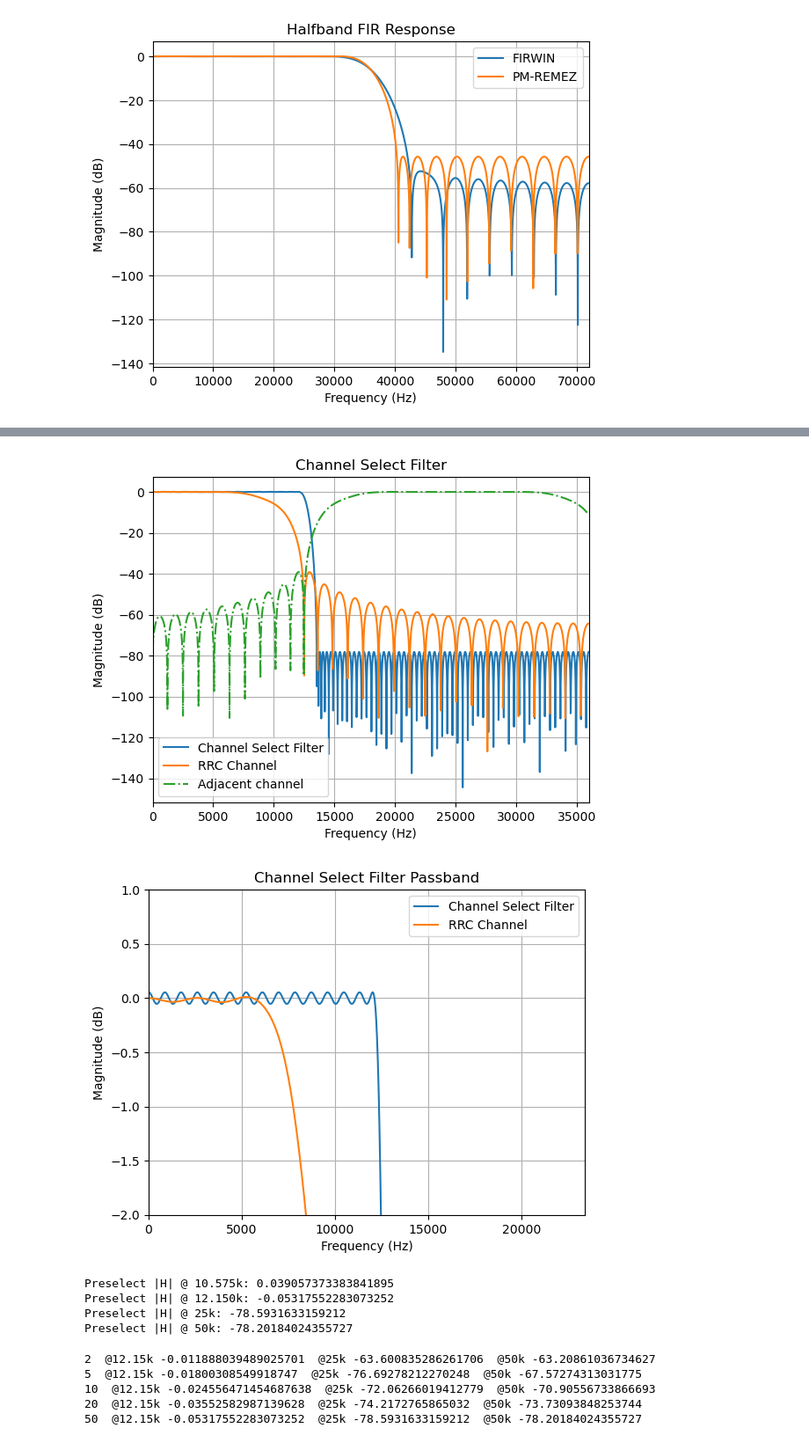
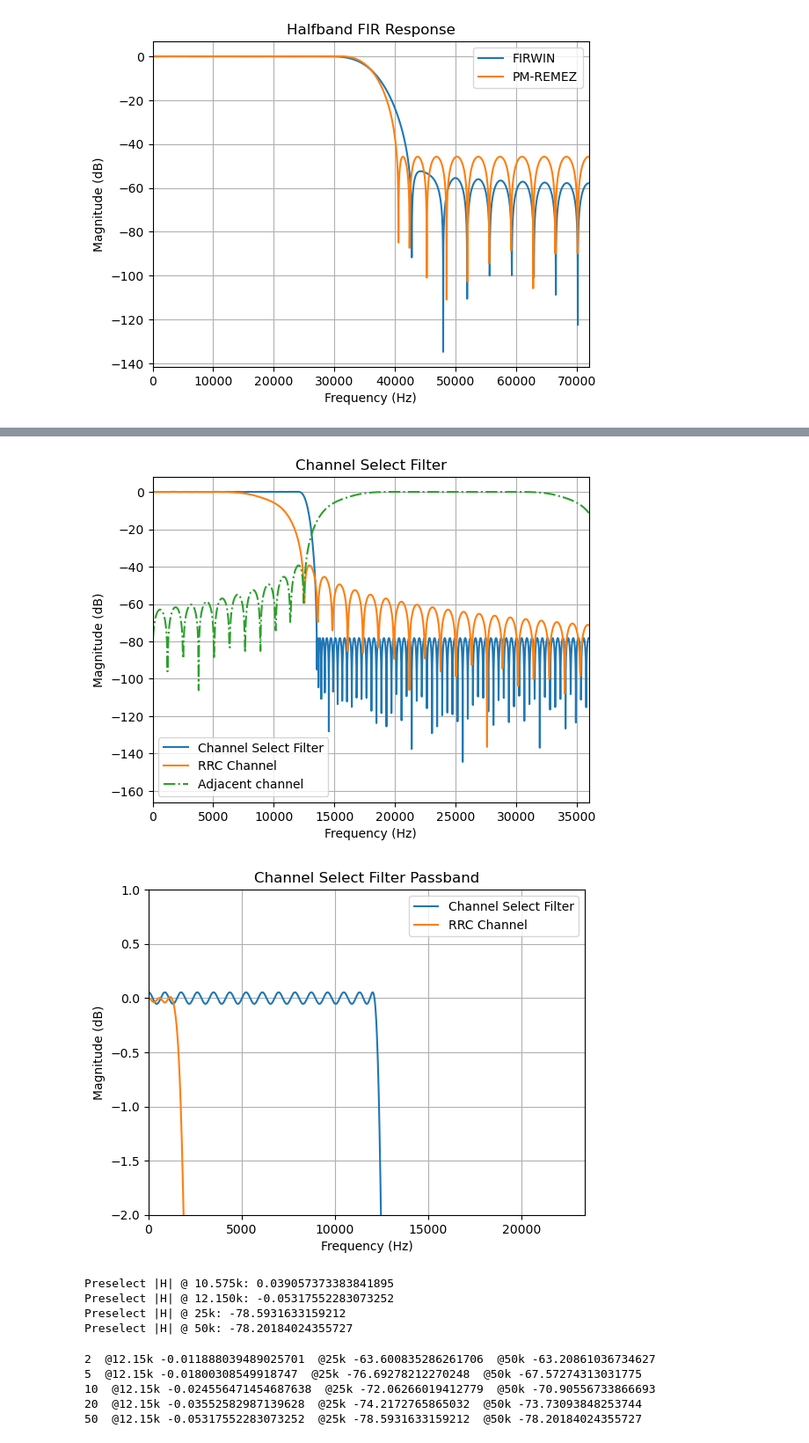
Before and after one commit to zachrjt/openTETRAphymac, a Jupyter notebook: software/rcvr.ipynb, the cells around one changed output, grey strips where cells are left out. Shown at 88% size. Cells and saved outputs as stored; diff of their text form; code cells hidden in the pictures.

```diff
--- a/software/rcvr.ipynb
+++ b/software/rcvr.ipynb
@@ -594,56 +609,58 @@ plt.show()
 # %%
 # Subsequent channel select filter, where high roll off is required
 fs = 4 * 18_000
-
+rrc_symbol = 18
 bands = [0, (18_000/2)*(1+.35), ((18_000/2)*(1+.35))+1400, 0.5*fs]
 
 ch_select = pm_remez.remez(171, bands, [1, 0], weight=[1, 50], fs=fs).impulse_response
-rrc = rrc_calculator(4, 14, 0.35)
+rrc = rrc_calculator(rrc_symbol, 14, 0.35)
 
 Fs = fs
+rrc_fs = (18_000 * rrc_symbol)
 N_fft = 8192
 H = np.fft.fftshift(np.fft.fft(ch_select, N_fft))
 H2 = np.fft.fftshift(np.fft.fft(rrc, N_fft))
 f = np.fft.fftshift(np.fft.fftfreq(N_fft, d=1/Fs))
+f_rrc = np.fft.fftshift(np.fft.fftfreq(N_fft, d=1/rrc_fs))
 
 plt.figure()
 plt.plot(f, 20*np.log10(np.abs(H) + 1e-12), label="Channel Select Filter")
-plt.plot(f, 20*np.log10(np.abs(H2)+ 1e-12), label="RRC Channel")
-plt.plot(f+25e3, 20*np.log10(np.abs(H2)+ 1e-12), linestyle="-.", label="Adjacent channel")
+plt.plot(f_rrc, 20*np.log10(np.abs(H2)+ 1e-12), label="RRC Channel")
+plt.plot(f_rrc+25e3, 20*np.log10(np.abs(H2)+ 1e-12), linestyle="-.", label="Adjacent channel")
 plt.xlabel("Frequency (Hz)")
 plt.ylabel("Magnitude (dB)")
 plt.title("Channel Select Filter")
 plt.legend()
 plt.grid(True)
 plt.xlim(0, Fs/2)
 plt.show()
 
 plt.figure()
 plt.plot(f, 20*np.log10(np.abs(H) + 1e-12), label="Channel Select Filter")
 plt.plot(f, 20*np.log10(np.abs(H2)+ 1e-12), label="RRC Channel")
 plt.xlabel("Frequency (Hz)")
 plt.ylabel("Magnitude (dB)")
 plt.title("Channel Select Filter Passband")
 plt.legend()
 plt.grid(True)
 plt.xlim(0, (fs/2)*(1-.35))
 plt.ylim(-2, 1)
 plt.show()
 
 def mag_db_at(h, Fs, f_hz):
     w, H = sp.signal.freqz(h, worN=65536, fs=Fs)
     idx = np.argmin(np.abs(w - f_hz))
     return 20*np.log10(np.maximum(np.abs(H[idx]), 1e-14))
 
 Fs = 72_000
 # h = your 149-tap preselect
 print("Preselect |H| @ 10.575k:", mag_db_at(ch_select, Fs, 10_575))
 print("Preselect |H| @ 12.150k:", mag_db_at(ch_select, Fs, 12_150))
 print("Preselect |H| @ 25k:",     mag_db_at(ch_select, Fs, 25_000))
 print("Preselect |H| @ 50k:",     mag_db_at(ch_select, Fs, 50_000))
 # %% [output]
-[figure, old version]
+[figure, new version]
-[figure, old version]
+[figure, new version]
 Preselect |H| @ 10.575k: 0.039057373383841895
 Preselect |H| @ 12.150k: -0.05317552283073252
 Preselect |H| @ 25k: -78.5931633159212
```
Also changed, not shown: parts of 44 cells of this notebook, 13 other files.
